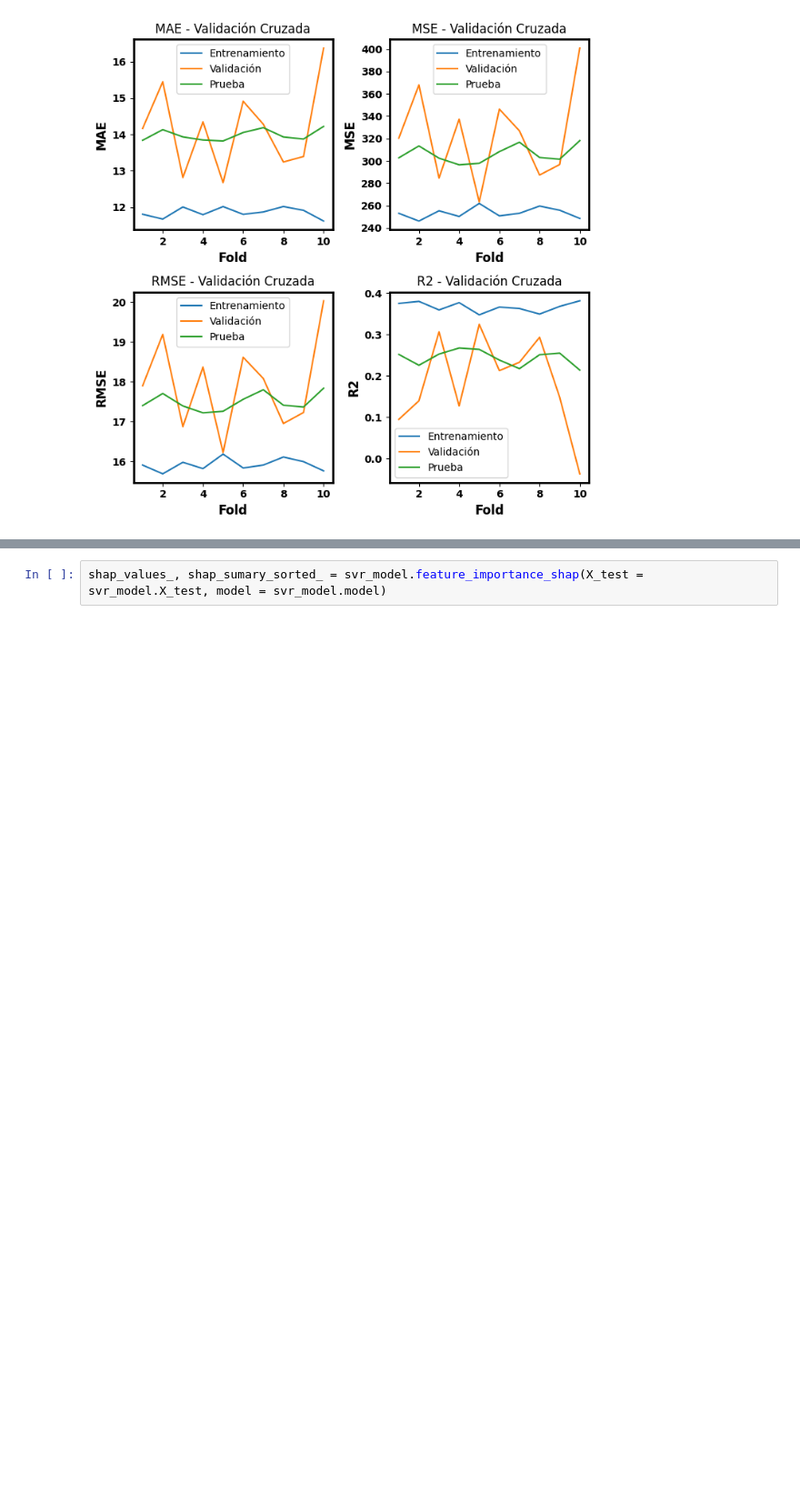
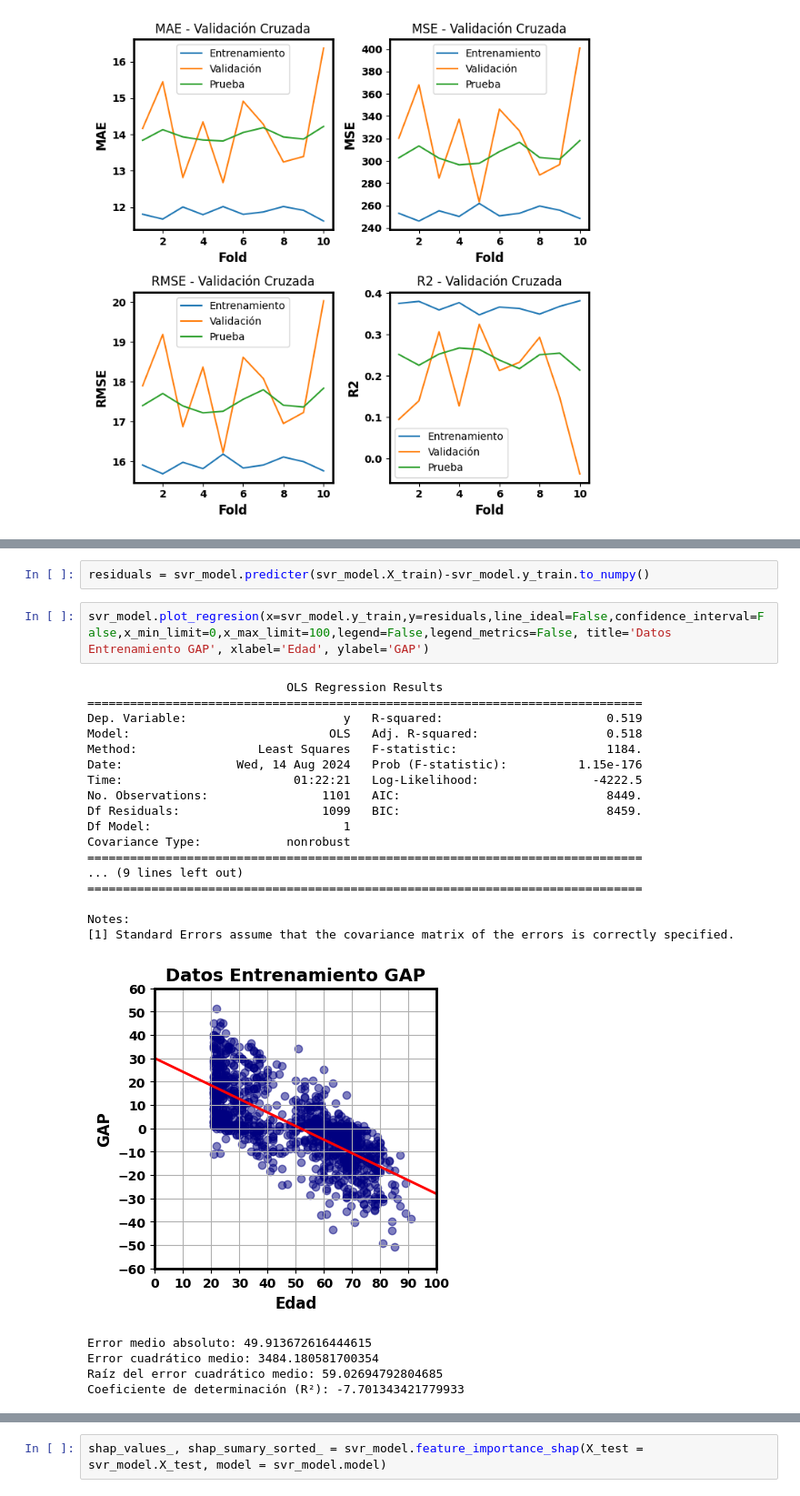
Before and after one commit to carrielfelipe/Brain_Age, a Jupyter notebook: SVR/SVR.ipynb, the cells around one changed output, grey strips where cells are left out. Shown at 91% size. Drawn from its saved outputs; the diff is of its cells as text; blank space fills up the shorter version.

```diff
--- a/SVR/SVR.ipynb
+++ b/SVR/SVR.ipynb
@@ -196,0 +202,27 @@ svr_model.plot_metricas_evaluacion(results)
+# %%
+residuals = svr_model.predicter(svr_model.X_train)-svr_model.y_train.to_numpy()
+# %%
+svr_model.plot_regresion(x=svr_model.y_train,y=residuals,line_ideal=False,confidence_interval=False,x_min_limit=0,x_max_limit=100,legend=False,legend_metrics=False, title='Datos Entrenamiento GAP', xlabel='Edad', ylabel='GAP')
+# %% [output]
+                            OLS Regression Results
+==============================================================================
+Dep. Variable:                      y   R-squared:                       0.519
+Model:                            OLS   Adj. R-squared:                  0.518
+Method:                 Least Squares   F-statistic:                     1184.
+Date:                Wed, 14 Aug 2024   Prob (F-statistic):          1.15e-176
+Time:                        01:22:21   Log-Likelihood:                -4222.5
+No. Observations:                1101   AIC:                             8449.
+Df Residuals:                    1099   BIC:                             8459.
+Df Model:                           1
+Covariance Type:            nonrobust
+==============================================================================
+... (9 lines left out)
+==============================================================================
+
+Notes:
+[1] Standard Errors assume that the covariance matrix of the errors is correctly specified.
+[figure, added]
+Error medio absoluto: 49.913672616444615
+Error cuadrático medio: 3484.180581700354
+Raíz del error cuadrático medio: 59.02694792804685
+Coeficiente de determinación (R²): -7.701343421779933
```
Also changed, not shown: parts of 12 cells of this notebook, 8 other files.
